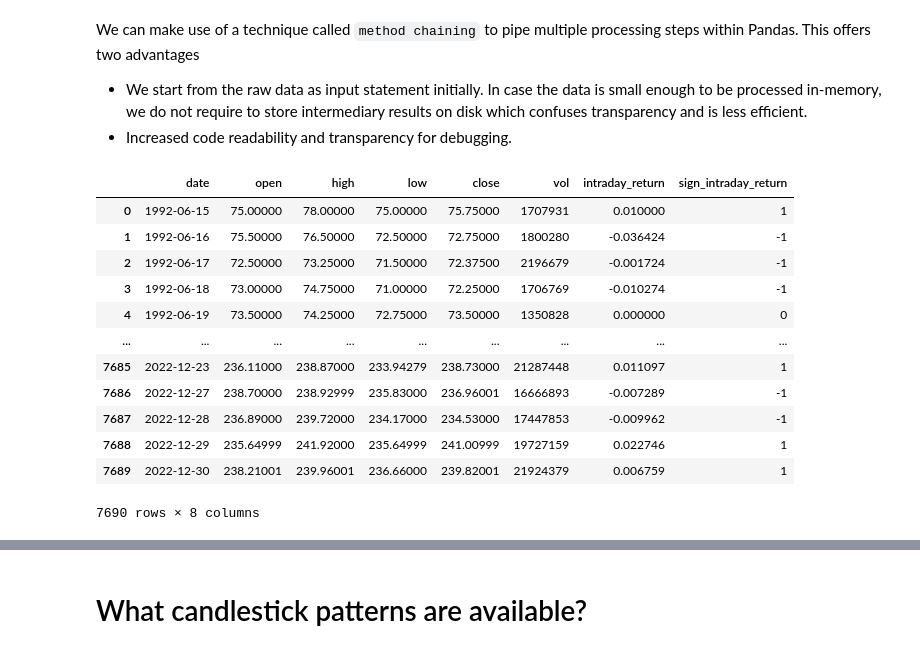
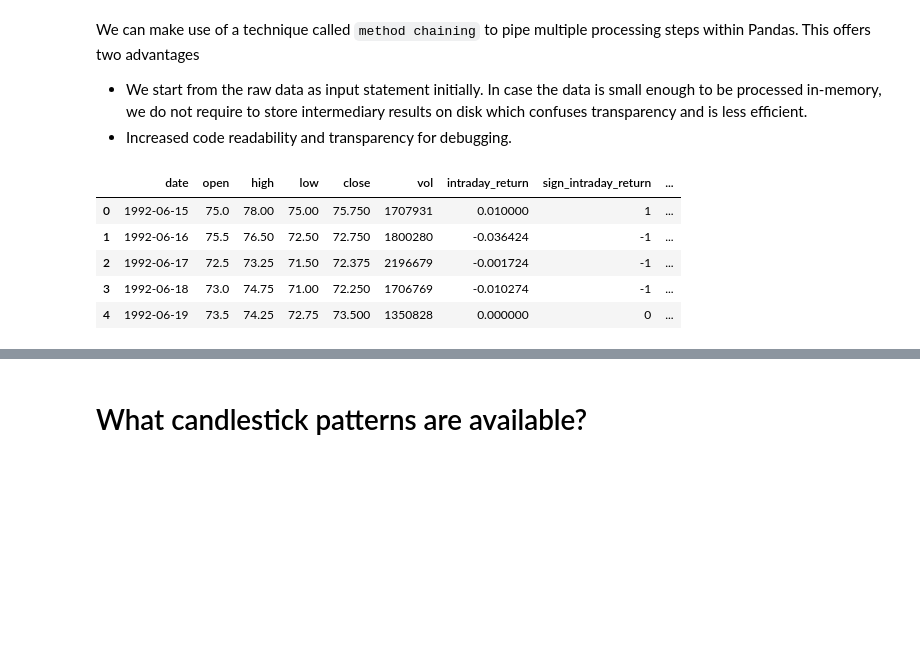
Before and after one commit to ImperialCollegeLondon/ReCoDE-DecodingMarketSignals, a Jupyter notebook: notebooks/ReCoDe_DecodingMarketSignals.ipynb, the cells around one changed output, grey strips where cells are left out. Drawn from its saved outputs; the diff is of its cells as text; code cells hidden in the pictures; blank space fills up the shorter version.

```diff
--- a/notebooks/ReCoDe_DecodingMarketSignals.ipynb
+++ b/notebooks/ReCoDe_DecodingMarketSignals.ipynb
@@ -123,29 +126,30 @@ We can make use of a technique called `method chaining` to pipe multiple process
 # %%
 df = (
     pd.read_csv('./../data/MSFT.csv', usecols=['date', 'OPENPRC', 'ASKHI', 'BIDLO', 'PRC', 'VOL'])
     .rename(columns={'OPENPRC': 'open', 'ASKHI': 'high', 'BIDLO': 'low', 'PRC': 'close', 'VOL':'vol'})
     .dropna()
     .reset_index()
     .assign(date=lambda df: pd.to_datetime(df['date'], format='%Y-%m-%d'),
             vol=lambda df: df['vol'].astype(int),
             intraday_return=lambda df: (df['close'] - df['open']) / df['open'],
             sign_intraday_return=lambda df: np.sign(df['intraday_return']).astype(int))
     [['date', 'open', 'high', 'low', 'close', 'vol', 'intraday_return', 'sign_intraday_return']]
 #     .set_index('date')
 )
 
-df
+
+df['next_day_return'] = df['sign_intraday_return'].shift(-1).astype('Int64')
+df['log_return'] = np.log(df['close'] / df['close'].shift(-1))
+# df['previous_day_return'] = df['sign_intraday_return'].shift(+1)#.dropna().astype(int)
+# df['5_days_mean_return'] = df['log_return'].rolling(window=5, min_periods=1).mean().shift(-5)  # Idea: Compute 5 days average ahead returns one day after the signal. using pd.rolling and pd.shift.
+df = df.dropna()
+# df['previous_day_return'] = df['previous_day_return'].astype(int)
+df.reset_index(drop=True, inplace=True)
+df.head()
 # %% [output]
-|  | date | open | high | low | close | vol | intraday_return | sign_intraday_return |
-| 0 | 1992-06-15 | 75.00000 | 78.00000 | 75.00000 | 75.75000 | 1707931 | 0.010000 | 1 |
-| 1 | 1992-06-16 | 75.50000 | 76.50000 | 72.50000 | 72.75000 | 1800280 | -0.036424 | -1 |
-| 2 | 1992-06-17 | 72.50000 | 73.25000 | 71.50000 | 72.37500 | 2196679 | -0.001724 | -1 |
-| 3 | 1992-06-18 | 73.00000 | 74.75000 | 71.00000 | 72.25000 | 1706769 | -0.010274 | -1 |
-| 4 | 1992-06-19 | 73.50000 | 74.25000 | 72.75000 | 73.50000 | 1350828 | 0.000000 | 0 |
-| ... | ... | ... | ... | ... | ... | ... | ... | ... |
-| 7685 | 2022-12-23 | 236.11000 | 238.87000 | 233.94279 | 238.73000 | 21287448 | 0.011097 | 1 |
-| 7686 | 2022-12-27 | 238.70000 | 238.92999 | 235.83000 | 236.96001 | 16666893 | -0.007289 | -1 |
-| 7687 | 2022-12-28 | 236.89000 | 239.72000 | 234.17000 | 234.53000 | 17447853 | -0.009962 | -1 |
-| 7688 | 2022-12-29 | 235.64999 | 241.92000 | 235.64999 | 241.00999 | 19727159 | 0.022746 | 1 |
-| 7689 | 2022-12-30 | 238.21001 | 239.96001 | 236.66000 | 239.82001 | 21924379 | 0.006759 | 1 |
+|  | date | open | high | low | close | vol | intraday_return | sign_intraday_return | ... |
+| 0 | 1992-06-15 | 75.0 | 78.00 | 75.00 | 75.750 | 1707931 | 0.010000 | 1 | ... |
+| 1 | 1992-06-16 | 75.5 | 76.50 | 72.50 | 72.750 | 1800280 | -0.036424 | -1 | ... |
+| 2 | 1992-06-17 | 72.5 | 73.25 | 71.50 | 72.375 | 2196679 | -0.001724 | -1 | ... |
+| 3 | 1992-06-18 | 73.0 | 74.75 | 71.00 | 72.250 | 1706769 | -0.010274 | -1 | ... |
+| 4 | 1992-06-19 | 73.5 | 74.25 | 72.75 | 73.500 | 1350828 | 0.000000 | 0 | ... |
-7690 rows × 8 columns
```
Also changed, not shown: parts of 29 cells of this notebook, 1 other file.
